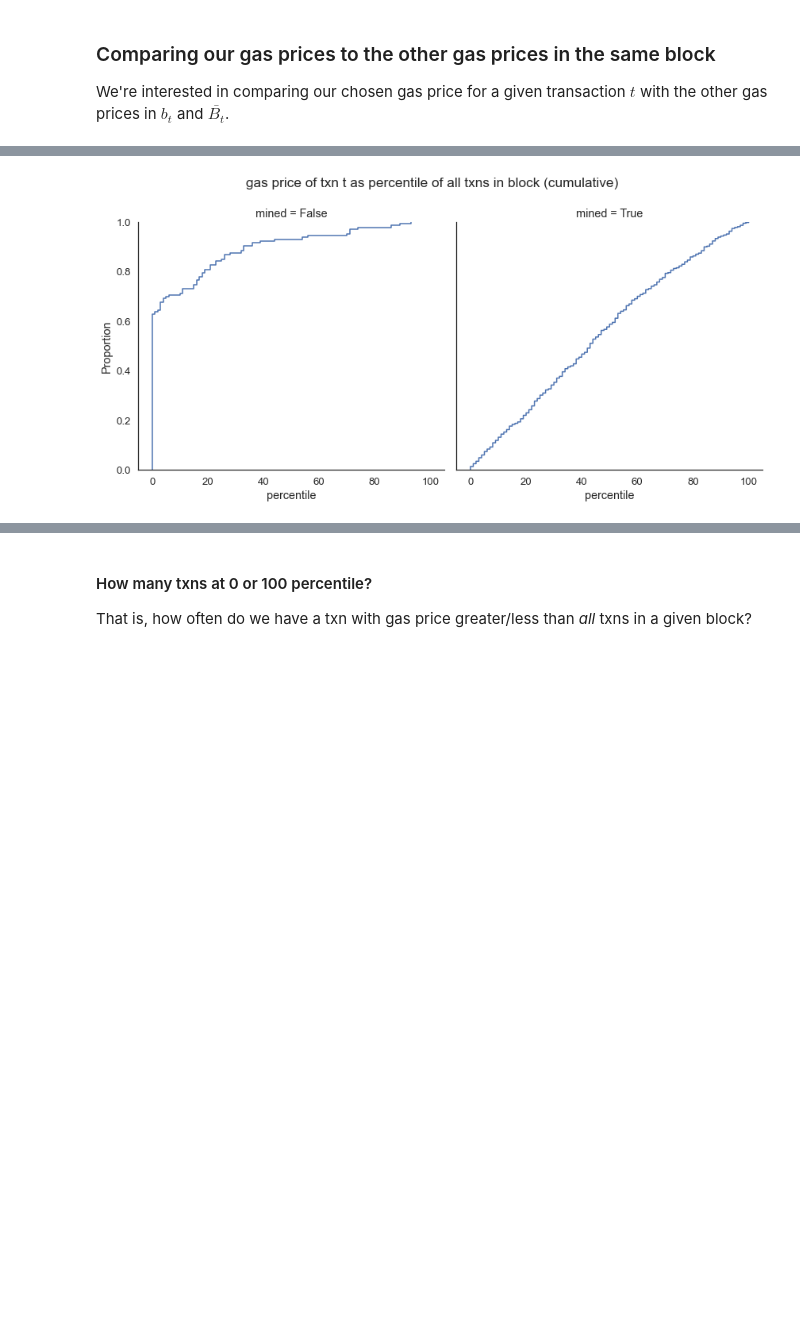
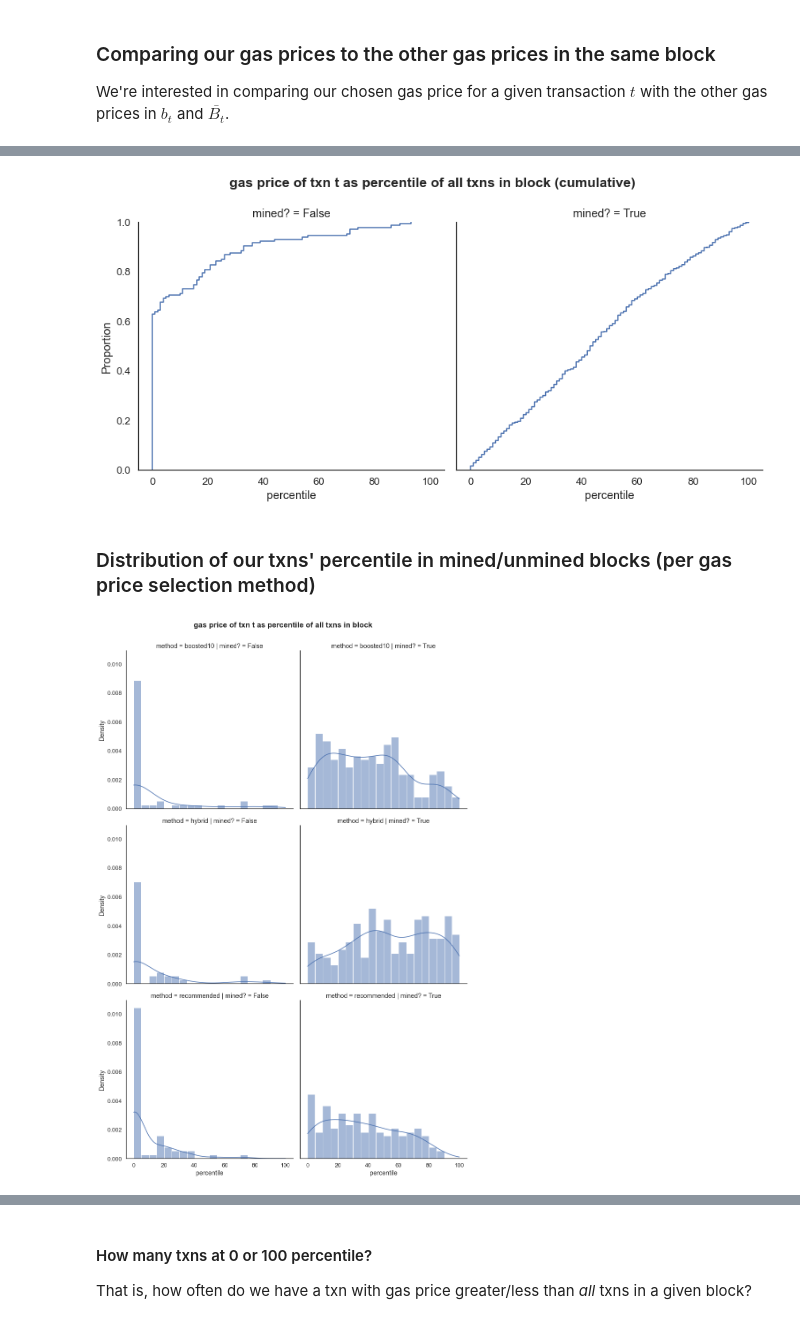
Before and after one commit to sassmilic/historical-gas-prices, a Jupyter notebook: live-testing/notebooks/live test analysis v0.1.ipynb, the cells around one changed output, grey strips where cells are left out. Cells and saved outputs as stored; diff of their text form; code cells hidden in the pictures; blank space fills up the shorter version.

```diff
--- a/live-testing/notebooks/live test analysis v0.1.ipynb
+++ b/live-testing/notebooks/live test analysis v0.1.ipynb
@@ -159,10 +197,22 @@ fg.fig.suptitle('gas price of txn t as percentile of all txns in block');
 # %%
 fg = sns.displot(
-    df_percentile, x="percentile", col="mined",
+    df_percentile, x="percentile", col="mined?",
     kind='ecdf', stat="proportion",
     height=6, aspect=1,
 );
 fg.fig.subplots_adjust(top=0.85)
-fg.fig.suptitle('gas price of txn t as percentile of all txns in block (cumulative)');
+fg.fig.suptitle('gas price of txn t as percentile of all txns in block (cumulative)', fontweight='bold');
 # %% [output]
-[figure, old version]
+[figure, new version]
+# %% [markdown]
+### Distribution of our txns' percentile in mined/unmined blocks (per gas price selection method)
+# %%
+fg = sns.displot(
+    df_percentile, x="percentile", col="mined?", row="method",
+    kind='hist', kde=True, stat="density",
+    height=6, aspect=1, bins=20,
+);
+fg.fig.subplots_adjust(top=0.93)
+fg.fig.suptitle('gas price of txn t as percentile of all txns in block', fontweight='bold');
+# %% [output]
+[figure, added]
```
Also changed, not shown: parts of 26 cells of this notebook, 1 other file.
